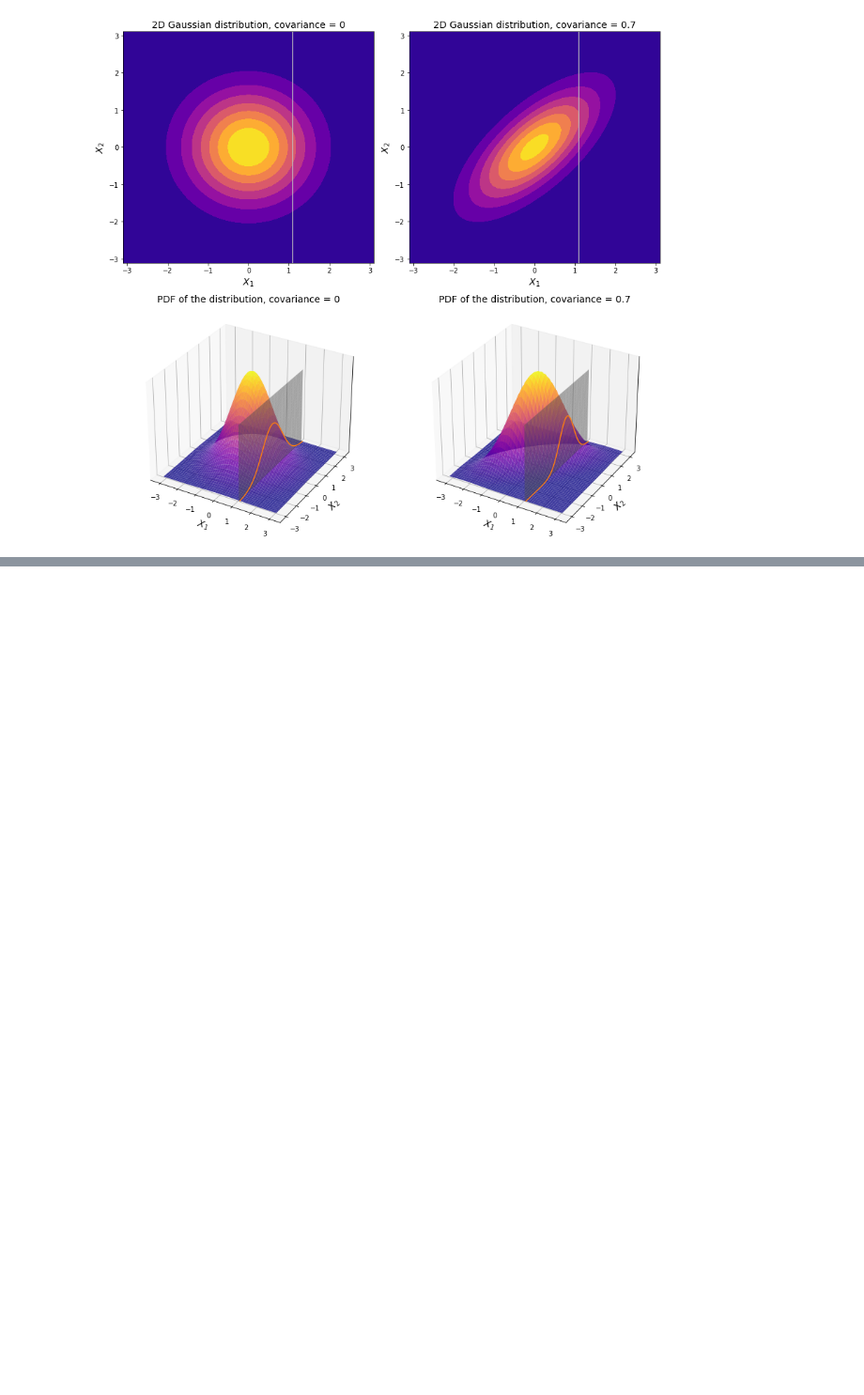
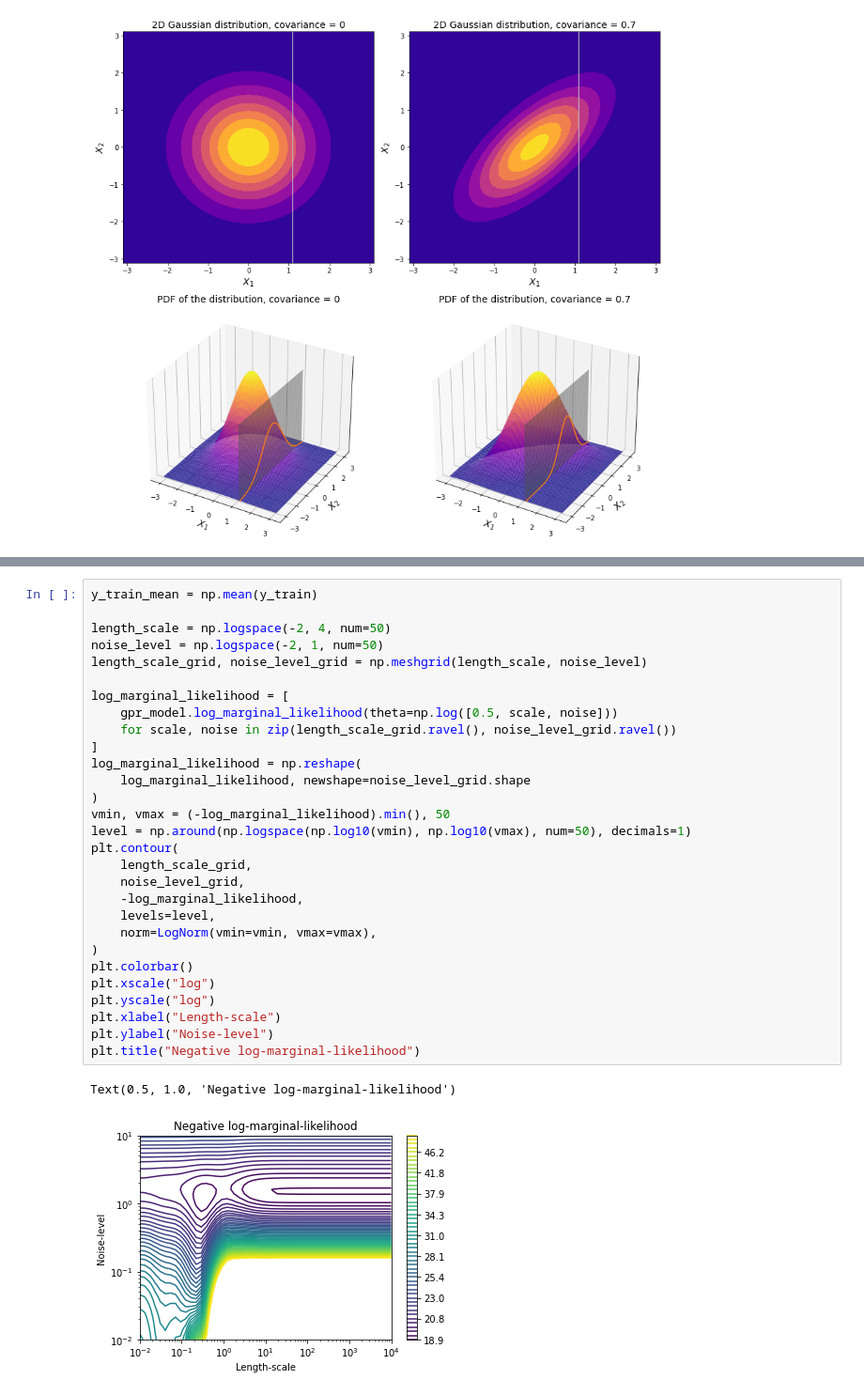
Before and after one commit to vzahorui/vzahorui.github.io, a Jupyter notebook: jupyter_notebooks/regression/gaussian_process.ipynb, the cells around one changed output, grey strips where cells are left out. Shown: that part at 94% size. Cells and saved outputs as stored; diff of their text form; blank space fills up the shorter version.

```diff
--- a/jupyter_notebooks/regression/gaussian_process.ipynb
+++ b/jupyter_notebooks/regression/gaussian_process.ipynb
@@ -67,0 +221,32 @@ np.full((2, 2), 8).max()
+# %%
+y_train_mean = np.mean(y_train)
+
+length_scale = np.logspace(-2, 4, num=50)
+noise_level = np.logspace(-2, 1, num=50)
+length_scale_grid, noise_level_grid = np.meshgrid(length_scale, noise_level)
+
+log_marginal_likelihood = [
+    gpr_model.log_marginal_likelihood(theta=np.log([0.5, scale, noise]))
+    for scale, noise in zip(length_scale_grid.ravel(), noise_level_grid.ravel())
+]
+log_marginal_likelihood = np.reshape(
+    log_marginal_likelihood, newshape=noise_level_grid.shape
+)
+vmin, vmax = (-log_marginal_likelihood).min(), 50
+level = np.around(np.logspace(np.log10(vmin), np.log10(vmax), num=50), decimals=1)
+plt.contour(
+    length_scale_grid,
+    noise_level_grid,
+    -log_marginal_likelihood,
+    levels=level,
+    norm=LogNorm(vmin=vmin, vmax=vmax),
+)
+plt.colorbar()
+plt.xscale("log")
+plt.yscale("log")
+plt.xlabel("Length-scale")
+plt.ylabel("Noise-level")
+plt.title("Negative log-marginal-likelihood")
+# %% [output]
+Text(0.5, 1.0, 'Negative log-marginal-likelihood')
+[figure, added]
```
Also changed, not shown: parts of 23 cells of this notebook, 10 other files.
